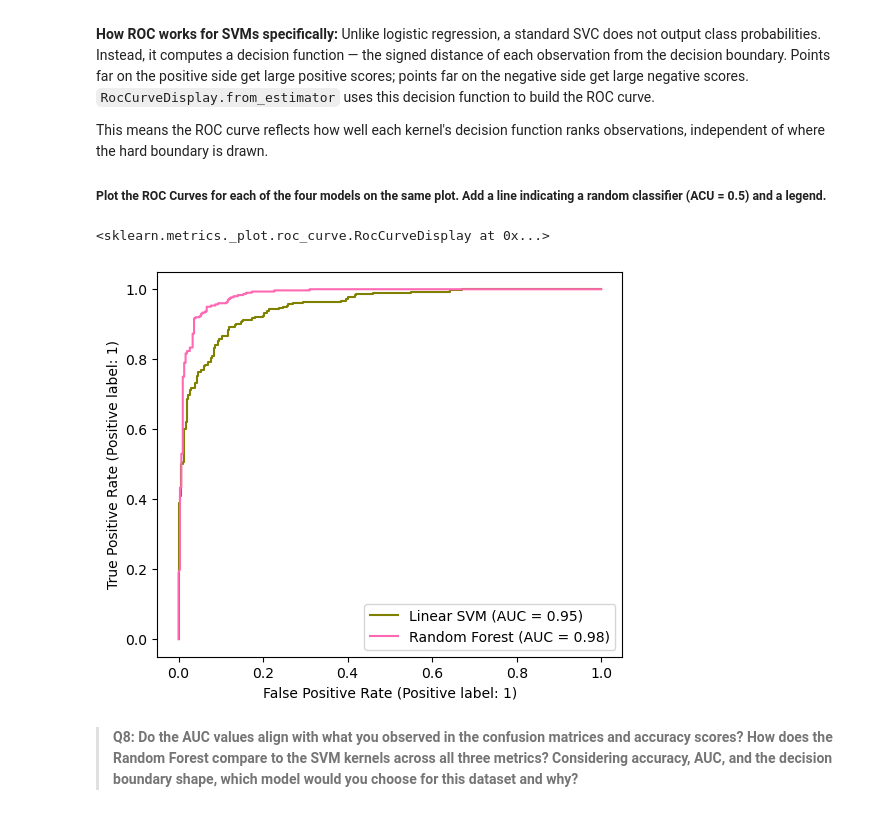
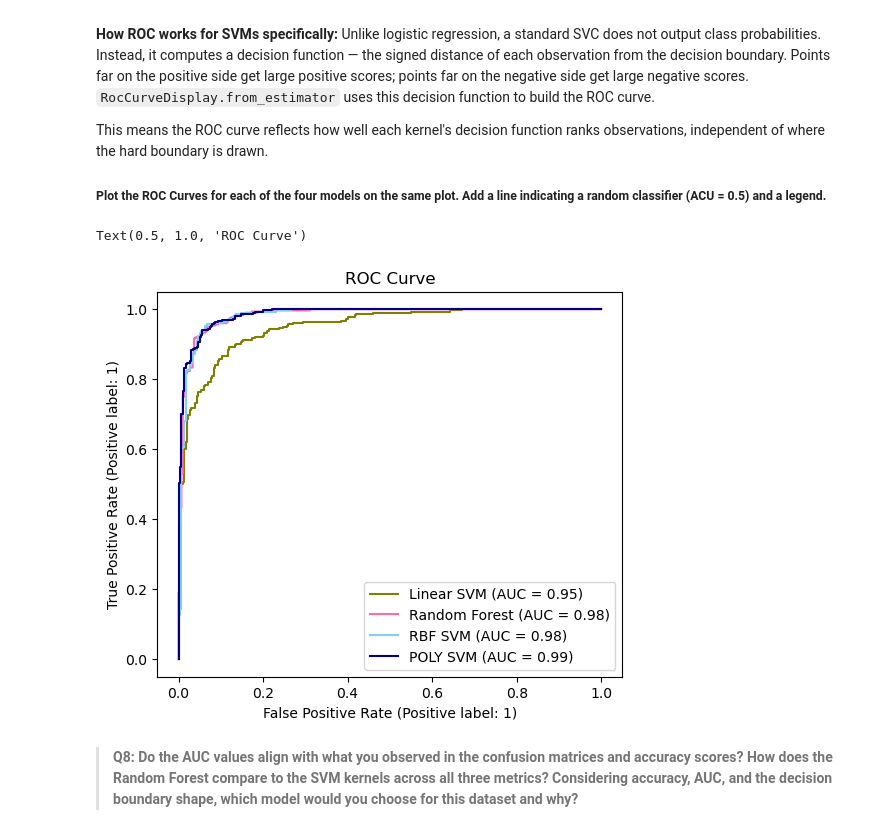
Before and after one commit to sofiiir/eds232-labs, a Jupyter notebook: week8/lab8.ipynb, the cells around one changed output. Drawn from its saved outputs; the diff is of its cells as text; code cells hidden in the pictures.

```diff
--- a/week8/lab8.ipynb
+++ b/week8/lab8.ipynb
@@ -179,3 +208,25 @@ Using `GridSearchCV` with 5-fold cross-validation and `random_state = 42`, searc
 `gamma`: 'scale', 0.001, 0.01, 0.1, 1
 `degree`: 2, 3, 4
 `coef0`: 0.0, 1.0
+# %%
+param_grid = {'C' : [0.1, 1, 10, 100],
+              'gamma' : ['scale', 0.001, 0.01, 0.1, 1],
+              'degree' : [2, 3, 4],
+              'coef0' : [0.0, 1.0]}
+
+grid_poly = GridSearchCV(
+    SVC(kernel = 'poly',
+        random_state= 42),
+    param_grid,
+    cv = 5,
+    scoring = 'accuracy',
+    n_jobs= -1)
+
+grid_poly.fit(X_train_scaled, y_train)
+
+poly_best = grid_poly.best_estimator_
+poly_best_acc = accuracy_score(y_test, poly_best.predict(X_test_scaled))
+
+print(f"Best parameters:  {grid_poly.best_params_}")
+print(f"CV accuracy:", {grid_poly.best_score_})
+print(f"Test accuracy:    {poly_best_acc:.3f}")
@@ -323,12 +517,16 @@ This means the ROC curve reflects how well each kernel's decision function ranks
 # %%
 fig, ax = plt.subplots(figsize = (6,5))
 RocCurveDisplay.from_estimator(svc_best, X_test_scaled, y_test, name = "Linear SVM", ax = ax, color = "olive")
 RocCurveDisplay.from_estimator(best_rf, X_test_scaled, y_test, name = "Random Forest", ax = ax, color = "hotpink")
+RocCurveDisplay.from_estimator(rbf_best, X_test_scaled, y_test, name = "RBF SVM", ax = ax, color = "skyblue")
+RocCurveDisplay.from_estimator(poly_best, X_test_scaled, y_test, name = "POLY SVM", ax = ax, color = "navy")
+ax.set_title('ROC Curve')
+
 
 ## ADD TITLE AND RANCOM CLASSIFIER LINE
 # %% [output]
-<sklearn.metrics._plot.roc_curve.RocCurveDisplay at 0x...>
+Text(0.5, 1.0, 'ROC Curve')
-[figure, old version]
+[figure, new version]
 # %% [markdown]
 > **Q8: Do the AUC values align with what you observed in the confusion matrices and accuracy scores? How does the Random Forest compare to the SVM kernels across all three metrics? Considering accuracy, AUC, and the decision boundary shape, which model would you choose for this dataset and why?**
 # %% [markdown]
```
Also changed, not shown: parts of 15 cells of this notebook.
